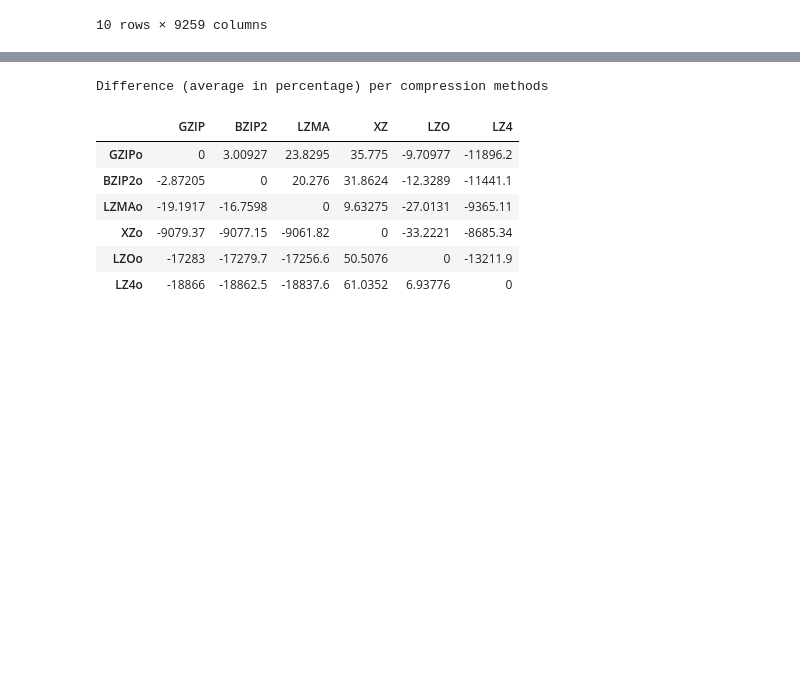
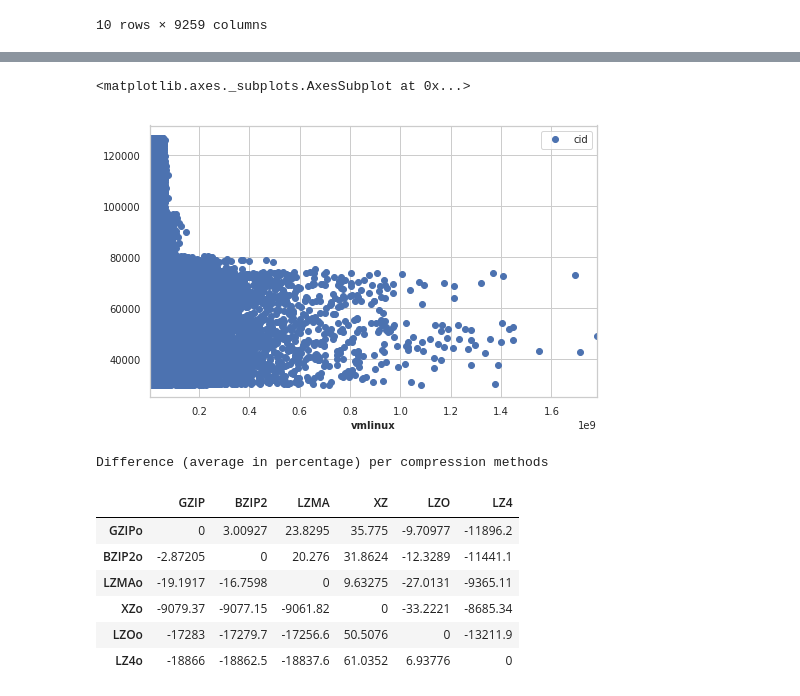
Before and after one commit to TuxML/size-analysis, a Jupyter notebook: size-analysis-fast.ipynb, the cells around one changed output, grey strips where cells are left out. Cells and saved outputs as stored; diff of their text form; code cells hidden in the pictures; blank space fills up the shorter version.

```diff
--- a/size-analysis-fast.ipynb
+++ b/size-analysis-fast.ipynb
@@ -76,3 +147,8 @@ df['vmlinux'].hist()
+# %%
+df.plot(x="vmlinux", y="cid", style="o")
+# %% [output]
+<matplotlib.axes._subplots.AxesSubplot at 0x...>
+[figure, added]
 # %%
 import scipy.stats
 import seaborn as sns
```
Also changed, not shown: parts of 6 cells of this notebook, 5 other files.
